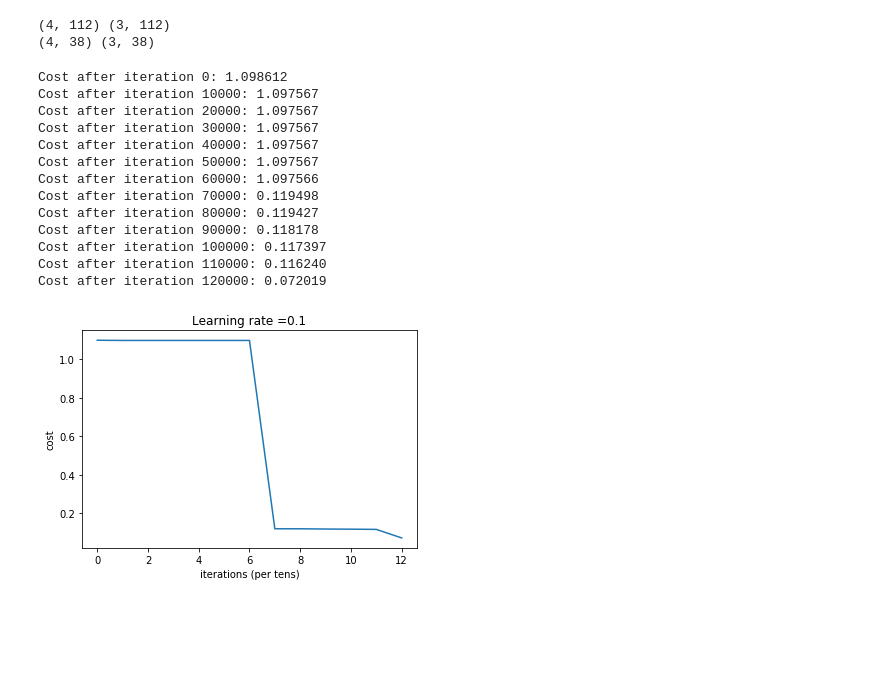
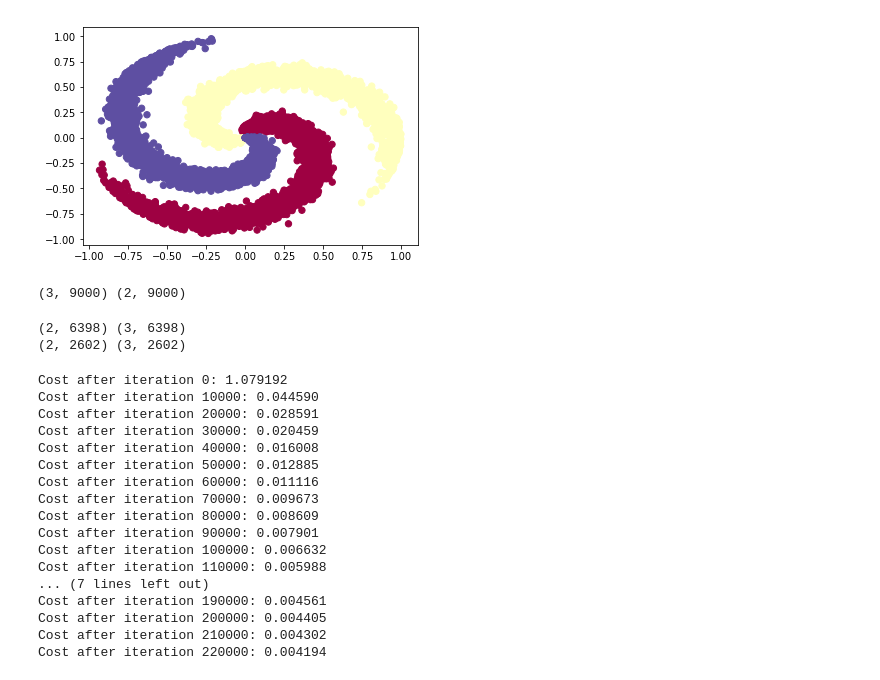
Before and after one commit to psd314/deep_learning_notes, a Jupyter notebook: softmax_v0.1.ipynb, the cells around one changed output. Drawn from its saved outputs; the diff is of its cells as text; code cells hidden in the pictures; blank space fills up the shorter version.

```diff
--- a/softmax_v0.1.ipynb
+++ b/softmax_v0.1.ipynb
@@ -280,6 +406,35 @@ Y = np.array(Y).T
 # gradient checking
 # X.mean(axis=0)
 # X.std(axis=0)
+# %%
+N = 3000 # number of points per class
+D = 2 # dimensionality
+K = 3 # number of classes
+X = np.zeros((N*K,D)) # data matrix (each row = single example)
+y = np.zeros(N*K, dtype='uint8') # class labels
+for j in range(K):
+  ix = range(N*j,N*(j+1))
+  r = np.linspace(0.0,1,N) # radius
+  t = np.linspace(j*4,(j+1)*4,N) + np.random.randn(N)*0.2 # theta
+  X[ix] = np.c_[r*np.sin(t), r*np.cos(t)]
+  y[ix] = j
+# lets visualize the data:
+plt.scatter(X[:, 0], X[:, 1], c=y, s=40, cmap=plt.cm.Spectral)
+plt.show()
+X = X.T
+Y = []
+for i in y:
+    if i==0:
+        Y.append([1,0,0])
+    elif i == 1:
+        Y.append([0,1,0])
+    elif i == 2:
+        Y.append([0,0,1])
+Y = np.array(Y).T
+print(Y.shape, X.shape)
+# %% [output]
+[figure, added]
+(3, 9000) (2, 9000)
 # %%
 np.random.seed(10)
 split = np.random.rand(X.shape[1])
@@ -308,7 +463,7 @@ print(X_train.shape, Y_train.shape)
 # print(X_cv.shape, Y_cv.shape)
 print(X_test.shape, Y_test.shape)
 # %% [output]
-(4, 112) (3, 112)
-(4, 38) (3, 38)
+(2, 6398) (3, 6398)
+(2, 2602) (3, 2602)
 # %%
 # create dummy data in three distinct categories of magnitude, X: [3,30]
@@ -318,22 +473,25 @@ m = X.shape[1]
 layer_dims = [inputs, 3, 8, 5, 3] # best architecture so far
 # layer_dims = [inputs, 3, 4, 8, 3]
 # %%
-parameters = L_layer_model(X_train, Y_train, layer_dims, .1, 130000, True)
+parameters = L_layer_model(X_train, Y_train, layer_dims, .033, 400001, True)
 # %% [output]
-Cost after iteration 0: 1.098612
-Cost after iteration 10000: 1.097567
-Cost after iteration 20000: 1.097567
-Cost after iteration 30000: 1.097567
-Cost after iteration 40000: 1.097567
-Cost after iteration 50000: 1.097567
-Cost after iteration 60000: 1.097566
-Cost after iteration 70000: 0.119498
-Cost after iteration 80000: 0.119427
-Cost after iteration 90000: 0.118178
-Cost after iteration 100000: 0.117397
-Cost after iteration 110000: 0.116240
-Cost after iteration 120000: 0.072019
+Cost after iteration 0: 1.079192
+Cost after iteration 10000: 0.044590
+Cost after iteration 20000: 0.028591
+Cost after iteration 30000: 0.020459
+Cost after iteration 40000: 0.016008
+Cost after iteration 50000: 0.012885
+Cost after iteration 60000: 0.011116
+Cost after iteration 70000: 0.009673
+Cost after iteration 80000: 0.008609
+Cost after iteration 90000: 0.007901
+Cost after iteration 100000: 0.006632
+Cost after iteration 110000: 0.005988
+... (7 lines left out)
+Cost after iteration 190000: 0.004561
+Cost after iteration 200000: 0.004405
+Cost after iteration 210000: 0.004302
+Cost after iteration 220000: 0.004194
-[figure, removed]
 # %%
 # p = predict(X_cv, Y_cv, parameters)
 # print('p.shape', p.shape)
```
Also changed, not shown: parts of 7 cells of this notebook, 1 other file.
